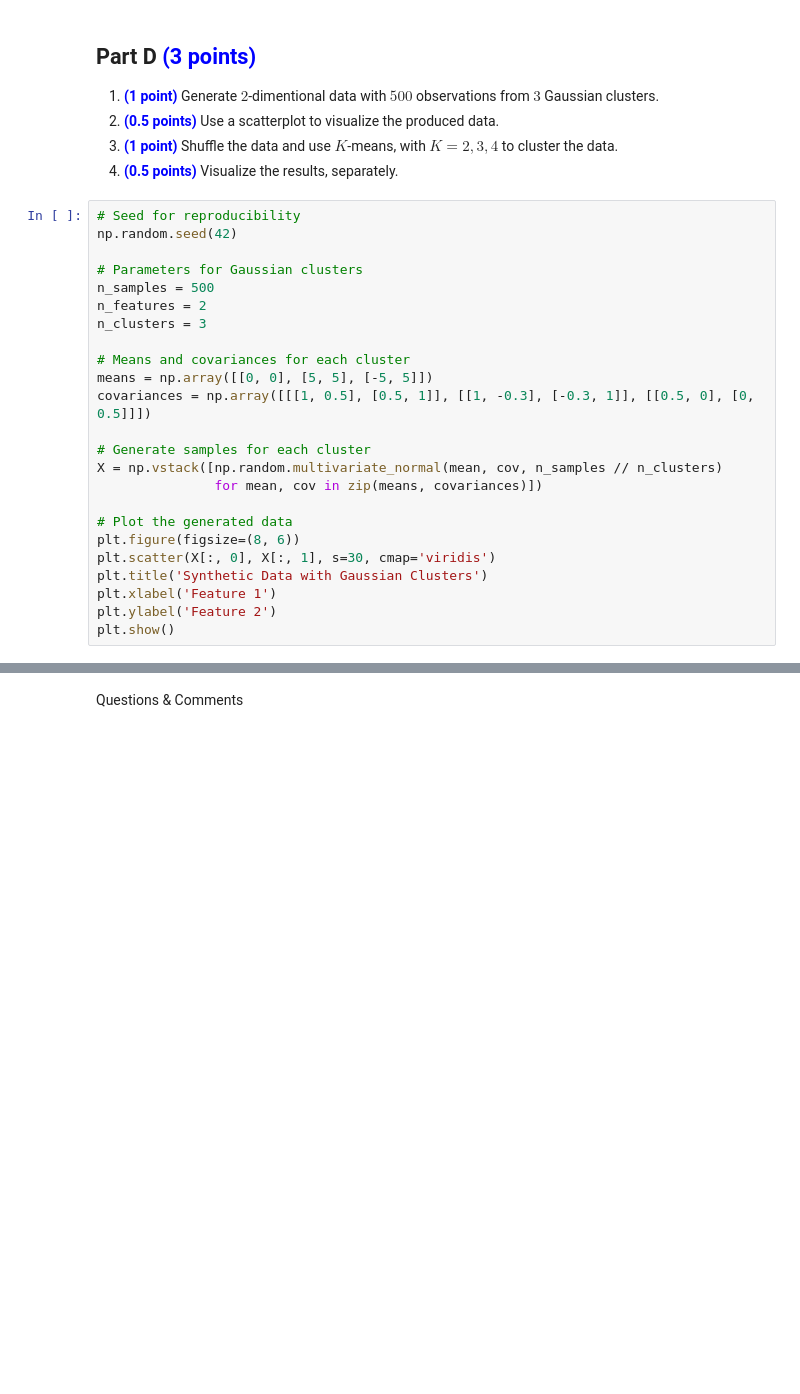
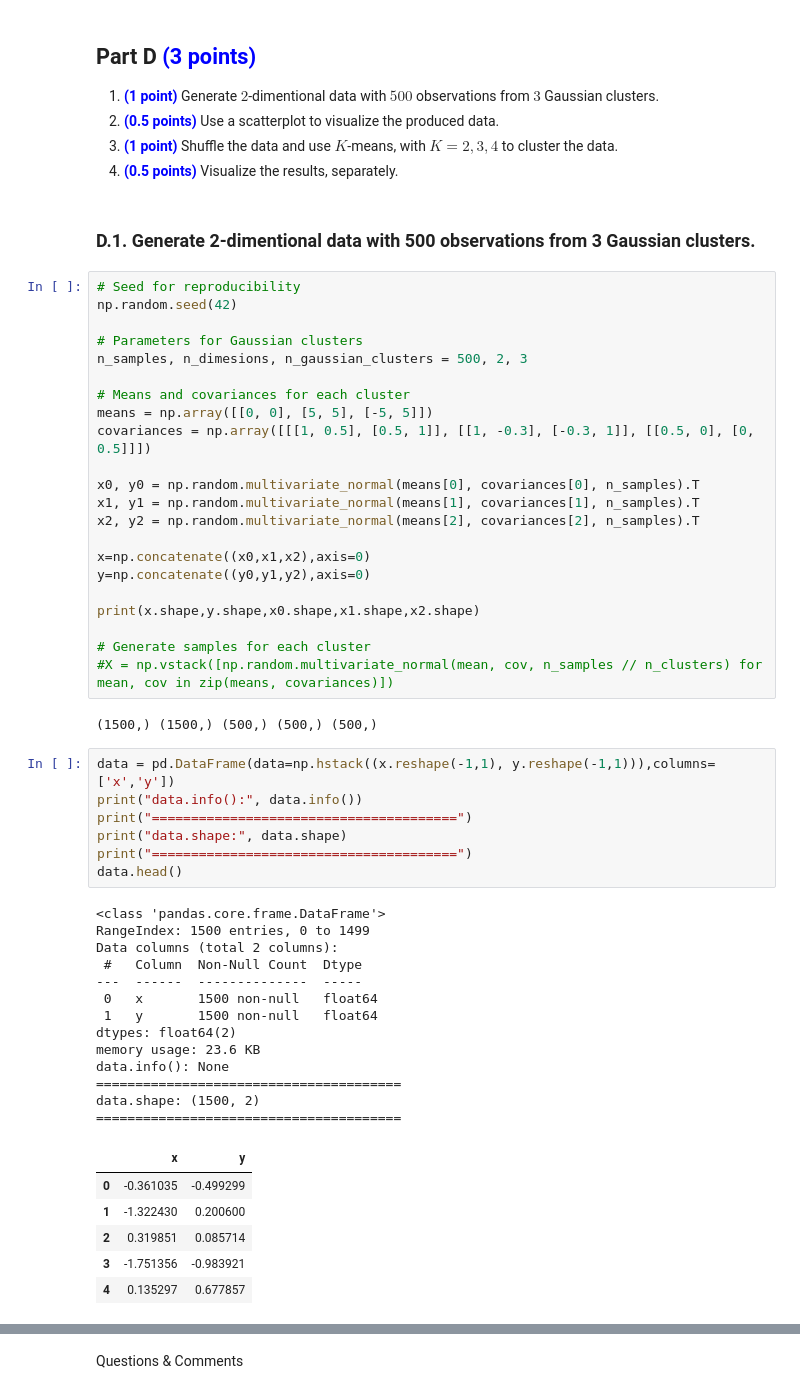
Before and after one commit to osadly/Courses, a Jupyter notebook: ML/McGill School of Continuing Studies/!!! YCBS 256 - 27 Data Science for Business Decisions/Assignments/Assignment03(16JUL2024).ipynb, the cells around one changed output, grey strips where cells are left out. Saved outputs shown, nothing was run; the diff lists cells and outputs as text; blank space fills up the shorter version.

```diff
--- a/ML/McGill School of Continuing Studies/!!! YCBS 256 - 27 Data Science for Business Decisions/Assignments/Assignment03(16JUL2024).ipynb
+++ b/ML/McGill School of Continuing Studies/!!! YCBS 256 - 27 Data Science for Business Decisions/Assignments/Assignment03(16JUL2024).ipynb
@@ -1123,27 +1367,56 @@ print("Using SVM with different values for the regularization parameter C, best
 2. **<font color="blue">(0.5 points)</font>** Use a scatterplot to visualize the produced data.
 3. **<font color="blue">(1 point)</font>** Shuffle the data and use $K$-means, with $K=2,3,4$ to cluster the data.
 4. **<font color="blue">(0.5 points)</font>** Visualize the results, separately.
+# %% [markdown]
+### **D.1. Generate  2-dimentional data with 500 observations from 3  Gaussian clusters.**
 # %%
 # Seed for reproducibility
 np.random.seed(42)
 
 # Parameters for Gaussian clusters
-n_samples = 500
-n_features = 2
-n_clusters = 3
+n_samples, n_dimesions, n_gaussian_clusters = 500, 2, 3
 
 # Means and covariances for each cluster
 means = np.array([[0, 0], [5, 5], [-5, 5]])
 covariances = np.array([[[1, 0.5], [0.5, 1]], [[1, -0.3], [-0.3, 1]], [[0.5, 0], [0, 0.5]]])
 
+x0, y0 = np.random.multivariate_normal(means[0], covariances[0], n_samples).T
+x1, y1 = np.random.multivariate_normal(means[1], covariances[1], n_samples).T
+x2, y2 = np.random.multivariate_normal(means[2], covariances[2], n_samples).T
+
+x=np.concatenate((x0,x1,x2),axis=0)
+y=np.concatenate((y0,y1,y2),axis=0)
+
+print(x.shape,y.shape,x0.shape,x1.shape,x2.shape)
+
 # Generate samples for each cluster
-X = np.vstack([np.random.multivariate_normal(mean, cov, n_samples // n_clusters)
-               for mean, cov in zip(means, covariances)])
-
-# Plot the generated data
-plt.figure(figsize=(8, 6))
-plt.scatter(X[:, 0], X[:, 1], s=30, cmap='viridis')
-plt.title('Synthetic Data with Gaussian Clusters')
-plt.xlabel('Feature 1')
-plt.ylabel('Feature 2')
-plt.show()
+#X = np.vstack([np.random.multivariate_normal(mean, cov, n_samples // n_clusters) for mean, cov in zip(means, covariances)])
+# %% [output]
+(1500,) (1500,) (500,) (500,) (500,)
+# %%
+data = pd.DataFrame(data=np.hstack((x.reshape(-1,1), y.reshape(-1,1))),columns=['x','y'])
+print("data.info():", data.info())
+print("=======================================")
+print("data.shape:", data.shape)
+print("=======================================")
+data.head()
+# %% [output]
+<class 'pandas.core.frame.DataFrame'>
+RangeIndex: 1500 entries, 0 to 1499
+Data columns (total 2 columns):
+ #   Column  Non-Null Count  Dtype
+---  ------  --------------  -----
+ 0   x       1500 non-null   float64
+ 1   y       1500 non-null   float64
+dtypes: float64(2)
+memory usage: 23.6 KB
+data.info(): None
+=======================================
+data.shape: (1500, 2)
+=======================================
+|  | x | y |
+| 0 | -0.361035 | -0.499299 |
+| 1 | -1.322430 | 0.200600 |
+| 2 | 0.319851 | 0.085714 |
+| 3 | -1.751356 | -0.983921 |
+| 4 | 0.135297 | 0.677857 |
```
Also changed, not shown: parts of 43 cells of this notebook, 2 other files.
